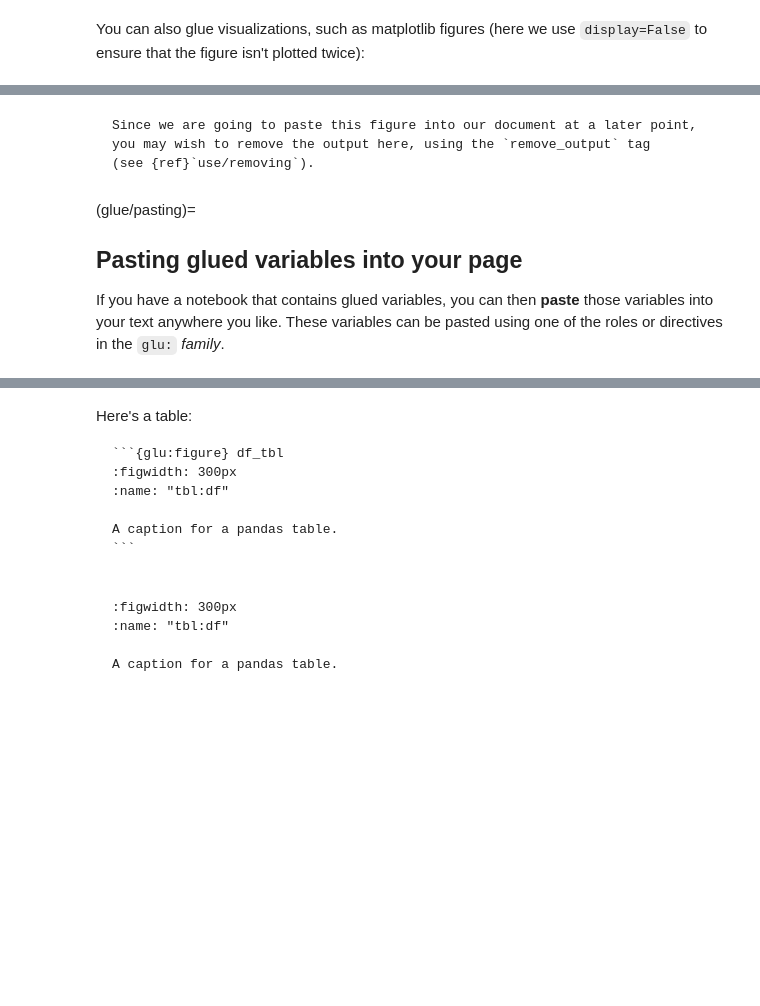
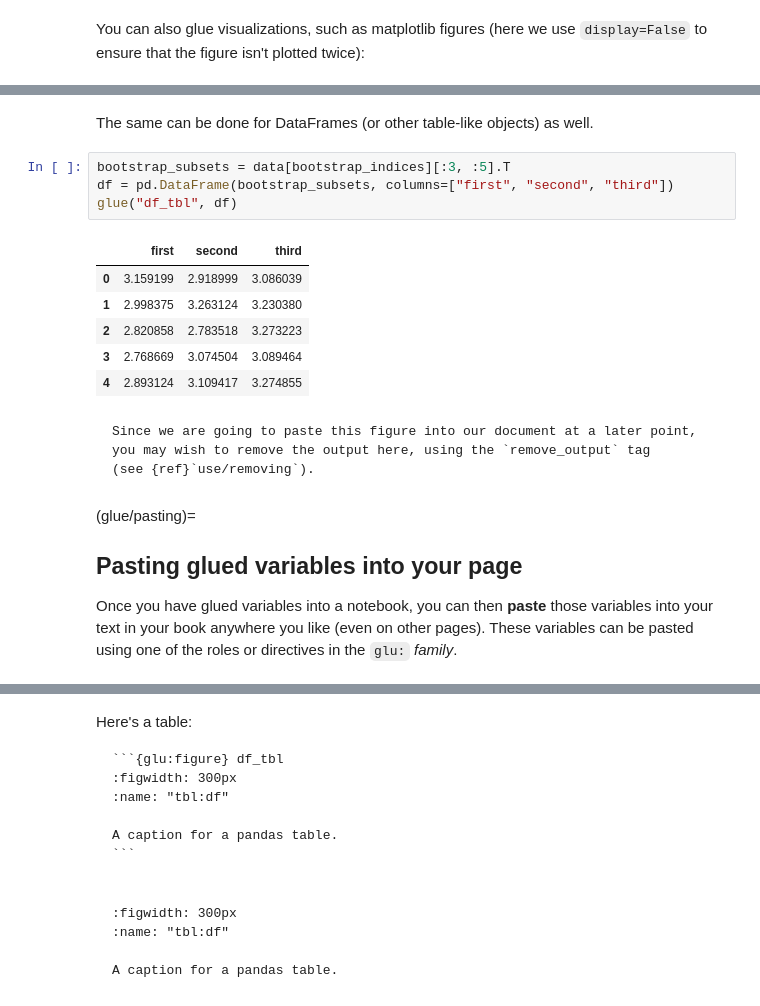
Before and after one commit to executablebooks/MyST-NB, a Jupyter notebook: docs/use/glue.ipynb, the cells around one changed output, grey strips where cells are left out. Saved outputs shown, nothing was run; the diff lists cells and outputs as text; blank space fills up the shorter version.

````diff
--- a/docs/use/glue.ipynb
+++ b/docs/use/glue.ipynb
@@ -77,3 +100,16 @@ glue("df_tbl", df)
+# %% [markdown]
+The same can be done for DataFrames (or other table-like objects) as well.
+# %%
+bootstrap_subsets = data[bootstrap_indices][:3, :5].T
+df = pd.DataFrame(bootstrap_subsets, columns=["first", "second", "third"])
+glue("df_tbl", df)
+# %% [output]
+|  | first | second | third |
+| 0 | 3.159199 | 2.918999 | 3.086039 |
+| 1 | 2.998375 | 3.263124 | 3.230380 |
+| 2 | 2.820858 | 2.783518 | 3.273223 |
+| 3 | 2.768669 | 3.074504 | 3.089464 |
+| 4 | 2.893124 | 3.109417 | 3.274855 |
 # %% [markdown]
 ```{tip}
 Since we are going to paste this figure into our document at a later point,
@@ -85,8 +121,8 @@ you may wish to remove the output here, using the `remove_output` tag
 
 ## Pasting glued variables into your page
 
-If you have a notebook that contains glued variables, you can then **paste**
-those variables into your text anywhere you like.
+Once you have glued variables into a notebook, you can then **paste**
+those variables into your text in your book anywhere you like (even on other pages).
 These variables can be pasted using one of the roles or directives in the `glu:` *family*.
 # %% [markdown]
 ### The `glu:any` role/directive
````
Also changed, not shown: parts of 17 cells of this notebook.
